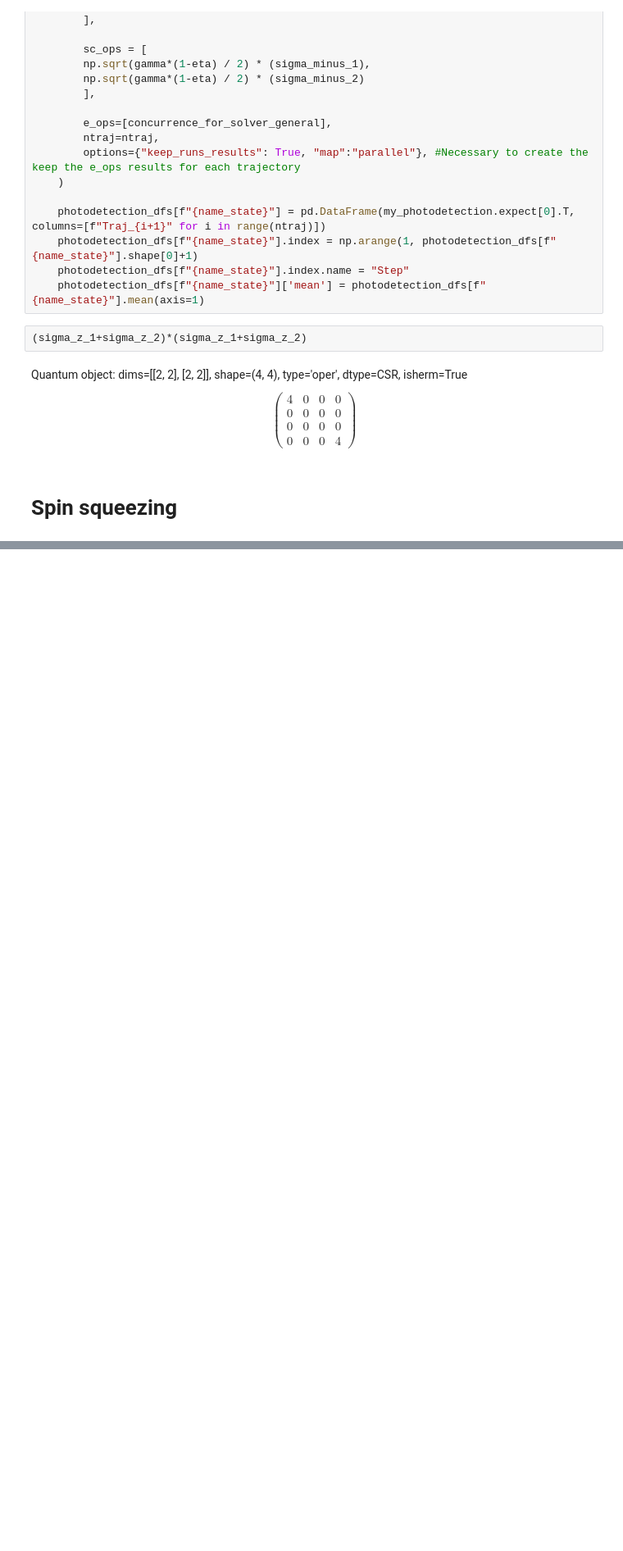
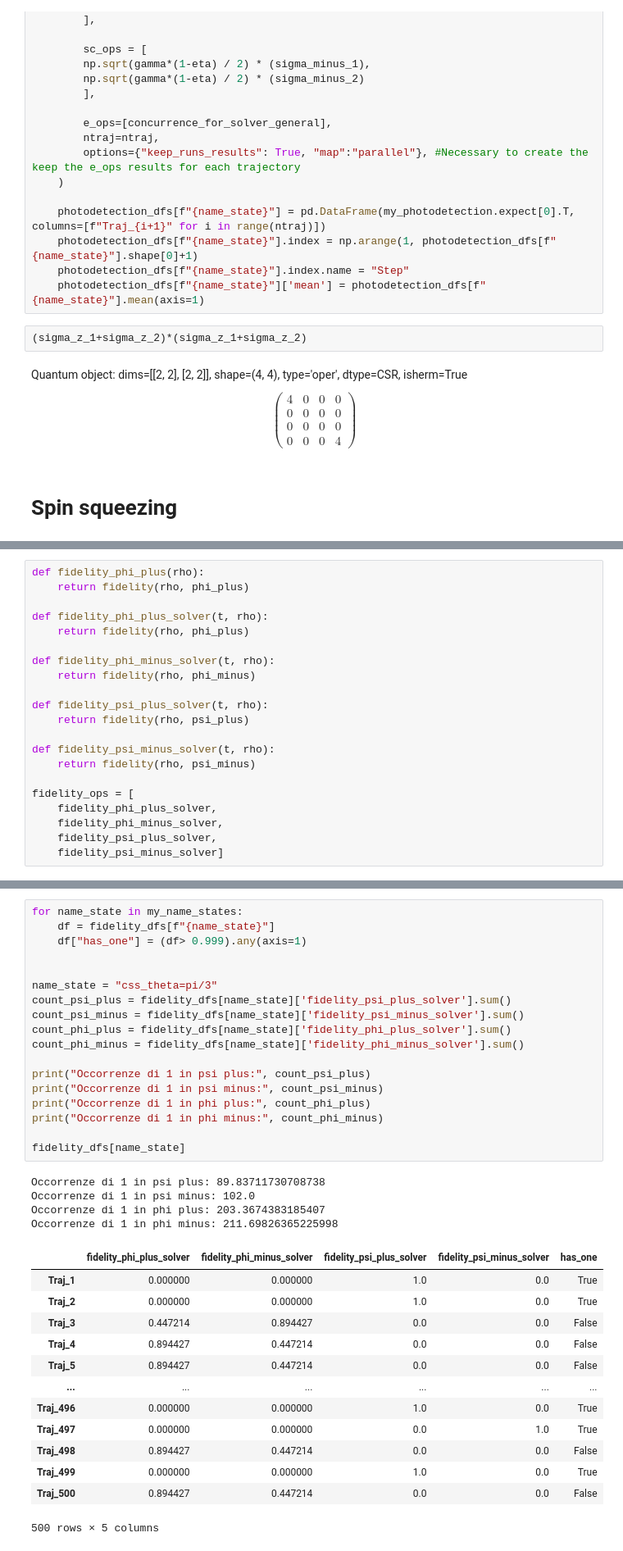
Before and after one commit to ErCampa99/Stochastic_Master_Thesis, a Jupyter notebook: Codes/SigmaZ_2_atoms.ipynb, the cells around one changed output, grey strips where cells are left out. Shown at 82% size. Drawn from its saved outputs; the diff is of its cells as text; blank space fills up the shorter version.

```diff
--- a/Codes/SigmaZ_2_atoms.ipynb
+++ b/Codes/SigmaZ_2_atoms.ipynb
@@ -298,0 +535,21 @@ some_spin_squeezing
+# %%
+def fidelity_phi_plus(rho):
+    return fidelity(rho, phi_plus)
+
+def fidelity_phi_plus_solver(t, rho):
+    return fidelity(rho, phi_plus)
+
+def fidelity_phi_minus_solver(t, rho):
+    return fidelity(rho, phi_minus)
+
+def fidelity_psi_plus_solver(t, rho):
+    return fidelity(rho, psi_plus)
+
+def fidelity_psi_minus_solver(t, rho):
+    return fidelity(rho, psi_minus)
+
+fidelity_ops = [
+    fidelity_phi_plus_solver,
+    fidelity_phi_minus_solver,
+    fidelity_psi_plus_solver,
+    fidelity_psi_minus_solver]
@@ -298,0 +617,36 @@ some_spin_squeezing
+# %%
+for name_state in my_name_states:
+    df = fidelity_dfs[f"{name_state}"]
+    df["has_one"] = (df> 0.999).any(axis=1)
+
+
+name_state = "css_theta=pi/3"
+count_psi_plus = fidelity_dfs[name_state]['fidelity_psi_plus_solver'].sum()
+count_psi_minus = fidelity_dfs[name_state]['fidelity_psi_minus_solver'].sum()
+count_phi_plus = fidelity_dfs[name_state]['fidelity_phi_plus_solver'].sum()
+count_phi_minus = fidelity_dfs[name_state]['fidelity_phi_minus_solver'].sum()
+
+print("Occorrenze di 1 in psi plus:", count_psi_plus)
+print("Occorrenze di 1 in psi minus:", count_psi_minus)
+print("Occorrenze di 1 in phi plus:", count_phi_plus)
+print("Occorrenze di 1 in phi minus:", count_phi_minus)
+
+fidelity_dfs[name_state]
+# %% [output]
+Occorrenze di 1 in psi plus: 89.83711730708738
+Occorrenze di 1 in psi minus: 102.0
+Occorrenze di 1 in phi plus: 203.3674383185407
+Occorrenze di 1 in phi minus: 211.69826365225998
+|  | fidelity_phi_plus_solver | fidelity_phi_minus_solver | fidelity_psi_plus_solver | fidelity_psi_minus_solver | has_one |
+| Traj_1 | 0.000000 | 0.000000 | 1.0 | 0.0 | True |
+| Traj_2 | 0.000000 | 0.000000 | 1.0 | 0.0 | True |
+| Traj_3 | 0.447214 | 0.894427 | 0.0 | 0.0 | False |
+| Traj_4 | 0.894427 | 0.447214 | 0.0 | 0.0 | False |
+| Traj_5 | 0.894427 | 0.447214 | 0.0 | 0.0 | False |
+| ... | ... | ... | ... | ... | ... |
+| Traj_496 | 0.000000 | 0.000000 | 1.0 | 0.0 | True |
+| Traj_497 | 0.000000 | 0.000000 | 0.0 | 1.0 | True |
+| Traj_498 | 0.894427 | 0.447214 | 0.0 | 0.0 | False |
+| Traj_499 | 0.000000 | 0.000000 | 1.0 | 0.0 | True |
+| Traj_500 | 0.894427 | 0.447214 | 0.0 | 0.0 | False |
+500 rows × 5 columns
```
Also changed, not shown: parts of 23 cells of this notebook, 3 other files.
